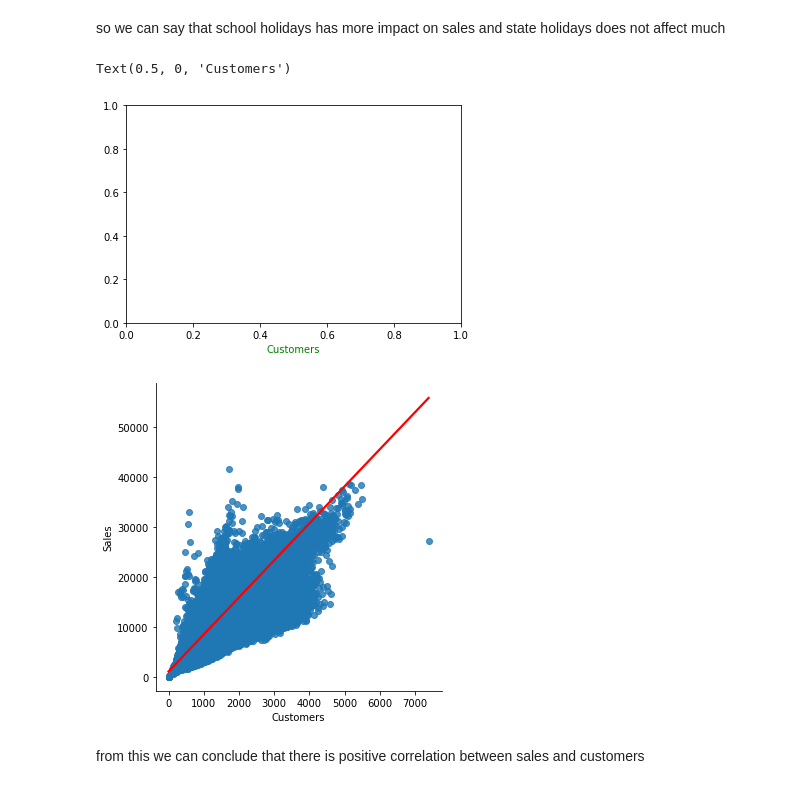
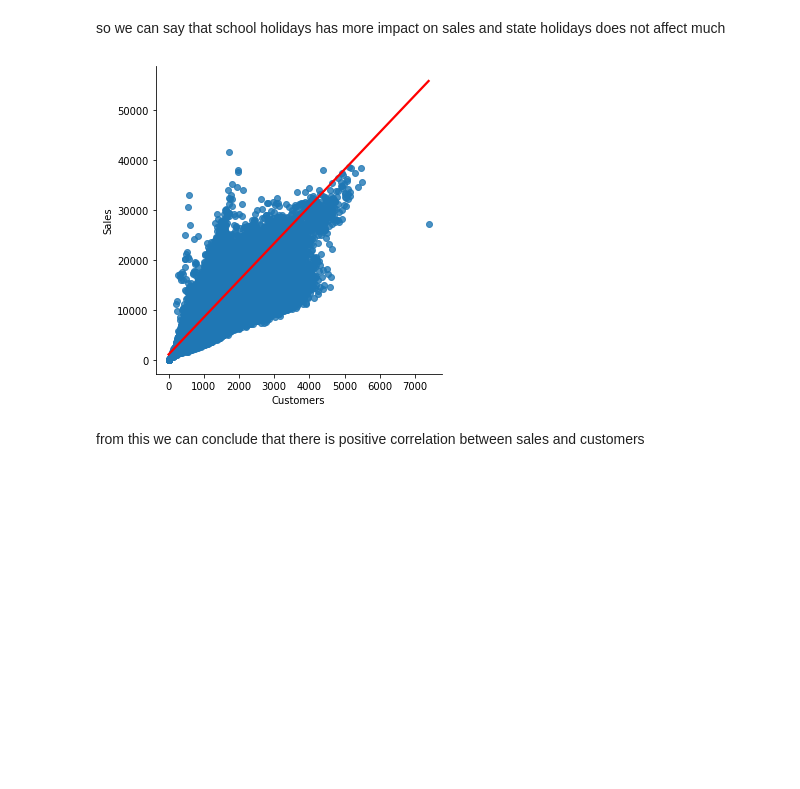
Before and after one commit to Dheeraj-Patel98/Retail_sales_prediction, a Jupyter notebook: retail_sales_prediction.ipynb, the cells around one changed output. Saved outputs shown, nothing was run; the diff lists cells and outputs as text; code cells hidden in the pictures; blank space fills up the shorter version.

```diff
--- a/retail_sales_prediction.ipynb
+++ b/retail_sales_prediction.ipynb
@@ -76,7 +81,7 @@ from sklearn.ensemble import RandomForestRegressor
 # %%
 # Load Dataset
-df_store = pd.read_csv('/content/store.csv')
-df_rossmann=pd.read_csv('/content/Rossmann Stores Data.csv')
+df_store = pd.read_csv('/content/drive/MyDrive/Capston Project/ML-Capstone1/Copy of store.csv')
+df_rossmann=pd.read_csv('/content/drive/MyDrive/Capston Project/ML-Capstone1/Copy of Rossmann Stores Data.csv')
 # %% [markdown]
 #Analysing the rossmann dataset:
 # %%
@@ -318,12 +323,9 @@ plt.show()
 so we can say that school holidays has more impact on sales and state holidays does not affect much
 # %%
 #plotting the linear regression plot between sales and customer
-fig,ax=plt.subplots()
-sns.lmplot(x= 'Customers',y ='Sales',data=df_rossmann, palette='seismic', height=5,aspect=1, line_kws={'color':'red'});
+sns.lmplot(x = 'Customers', y = 'Sales',data=df_rossmann, palette='seismic', height=5,aspect=1, line_kws={'color':'red'});
 # %% [output]
-Text(0.5, 0, 'Customers')
-[figure, old version]
+[figure, new version]
-[figure, removed]
 # %% [markdown]
 from this we can conclude that there is positive correlation between sales and customers
 # %% [markdown]
```
Also changed, not shown: parts of 29 cells of this notebook.
